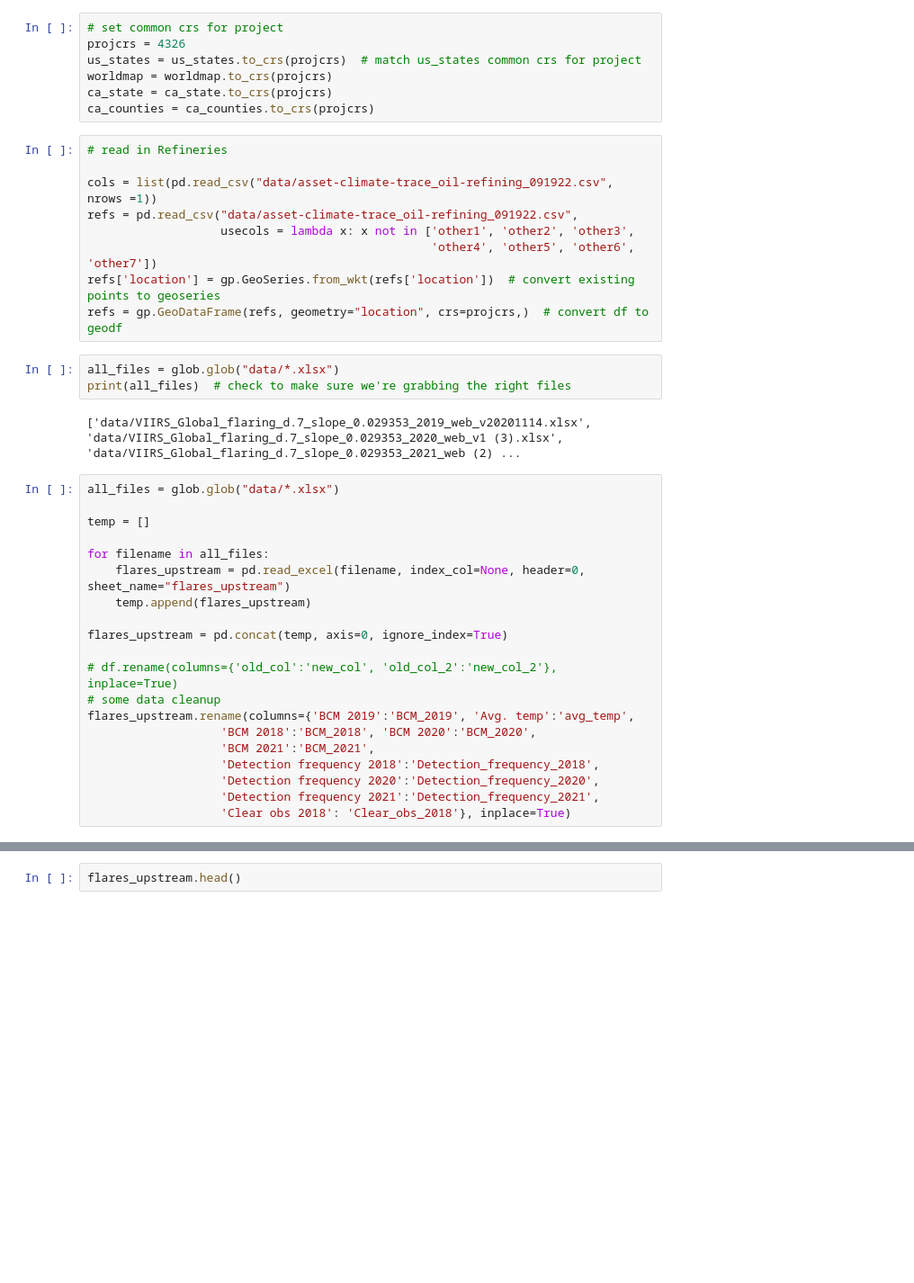
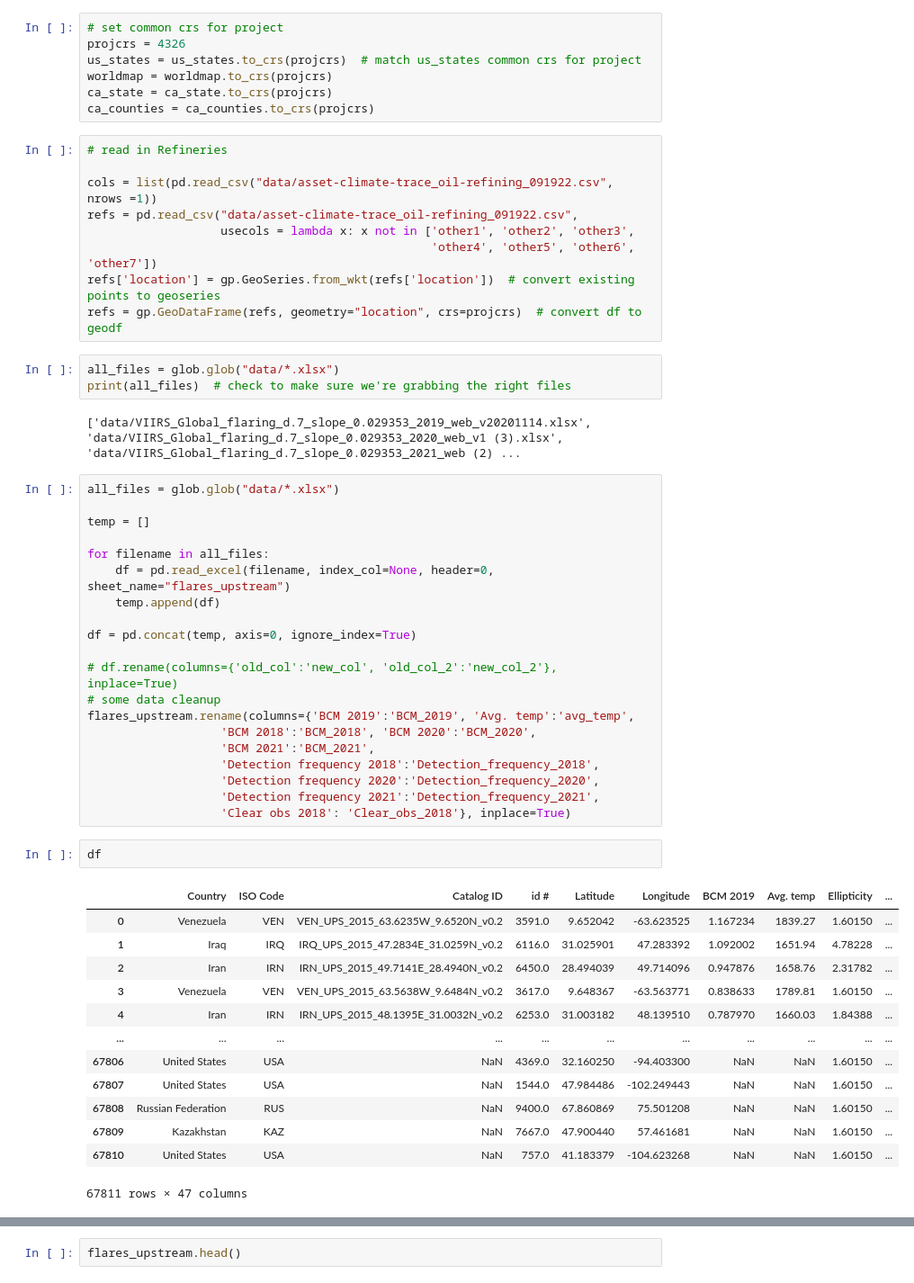
Before and after one commit to natebendermontana/capstone_rmi, a Jupyter notebook: data_exploration_upstreamflares.ipynb, the cells around one changed output, grey strips where cells are left out. Shown at 90% size. Saved outputs shown, nothing was run; the diff lists cells and outputs as text; blank space fills up the shorter version.

```diff
--- a/data_exploration.ipynb
+++ b/data_exploration_upstreamflares.ipynb
@@ -33,7 +33,7 @@ refs = pd.read_csv("data/asset-climate-trace_oil-refining_091922.csv",
                    usecols = lambda x: x not in ['other1', 'other2', 'other3',
                                                  'other4', 'other5', 'other6', 'other7'])
 refs['location'] = gp.GeoSeries.from_wkt(refs['location'])  # convert existing points to geoseries
-refs = gp.GeoDataFrame(refs, geometry="location", crs=projcrs,)  # convert df to geodf
+refs = gp.GeoDataFrame(refs, geometry="location", crs=projcrs)  # convert df to geodf
 # %%
 all_files = glob.glob("data/*.xlsx")
 print(all_files)  # check to make sure we're grabbing the right files
@@ -45,10 +45,10 @@ all_files = glob.glob("data/*.xlsx")
 temp = []
 
 for filename in all_files:
-    flares_upstream = pd.read_excel(filename, index_col=None, header=0, sheet_name="flares_upstream")
-    temp.append(flares_upstream)
+    df = pd.read_excel(filename, index_col=None, header=0, sheet_name="flares_upstream")
+    temp.append(df)
 
-flares_upstream = pd.concat(temp, axis=0, ignore_index=True)
+df = pd.concat(temp, axis=0, ignore_index=True)
 
 # df.rename(columns={'old_col':'new_col', 'old_col_2':'new_col_2'}, inplace=True)
 # some data cleanup
@@ -59,3 +59,19 @@ flares_upstream.rename(columns={'BCM 2019':'BCM_2019', 'Avg. temp':'avg_temp',
                    'Detection frequency 2020':'Detection_frequency_2020',
                    'Detection frequency 2021':'Detection_frequency_2021',
                    'Clear obs 2018': 'Clear_obs_2018'}, inplace=True)
+# %%
+df
+# %% [output]
+|  | Country | ISO Code | Catalog ID | id # | Latitude | Longitude | BCM 2019 | Avg. temp | Ellipticity | ... |
+| 0 | Venezuela | VEN | VEN_UPS_2015_63.6235W_9.6520N_v0.2 | 3591.0 | 9.652042 | -63.623525 | 1.167234 | 1839.27 | 1.60150 | ... |
+| 1 | Iraq | IRQ | IRQ_UPS_2015_47.2834E_31.0259N_v0.2 | 6116.0 | 31.025901 | 47.283392 | 1.092002 | 1651.94 | 4.78228 | ... |
+| 2 | Iran | IRN | IRN_UPS_2015_49.7141E_28.4940N_v0.2 | 6450.0 | 28.494039 | 49.714096 | 0.947876 | 1658.76 | 2.31782 | ... |
+| 3 | Venezuela | VEN | VEN_UPS_2015_63.5638W_9.6484N_v0.2 | 3617.0 | 9.648367 | -63.563771 | 0.838633 | 1789.81 | 1.60150 | ... |
+| 4 | Iran | IRN | IRN_UPS_2015_48.1395E_31.0032N_v0.2 | 6253.0 | 31.003182 | 48.139510 | 0.787970 | 1660.03 | 1.84388 | ... |
+| ... | ... | ... | ... | ... | ... | ... | ... | ... | ... | ... |
+| 67806 | United States | USA | NaN | 4369.0 | 32.160250 | -94.403300 | NaN | NaN | 1.60150 | ... |
+| 67807 | United States | USA | NaN | 1544.0 | 47.984486 | -102.249443 | NaN | NaN | 1.60150 | ... |
+| 67808 | Russian Federation | RUS | NaN | 9400.0 | 67.860869 | 75.501208 | NaN | NaN | 1.60150 | ... |
+| 67809 | Kazakhstan | KAZ | NaN | 7667.0 | 47.900440 | 57.461681 | NaN | NaN | 1.60150 | ... |
+| 67810 | United States | USA | NaN | 757.0 | 41.183379 | -104.623268 | NaN | NaN | 1.60150 | ... |
+67811 rows × 47 columns
```
Also changed, not shown: parts of 2 cells of this notebook, 3 other files.
